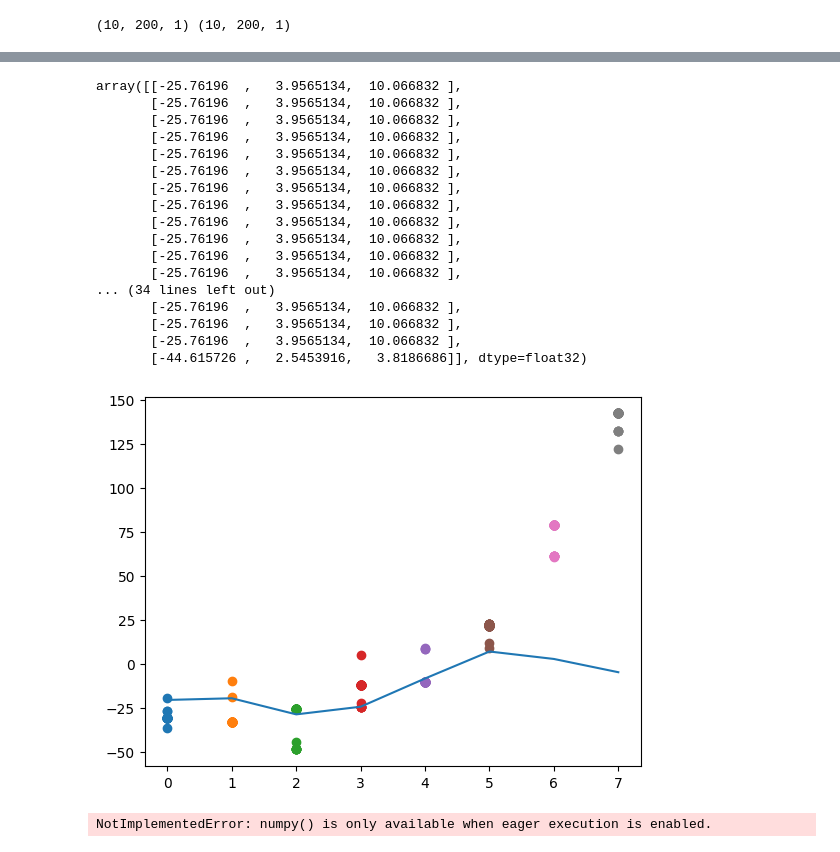
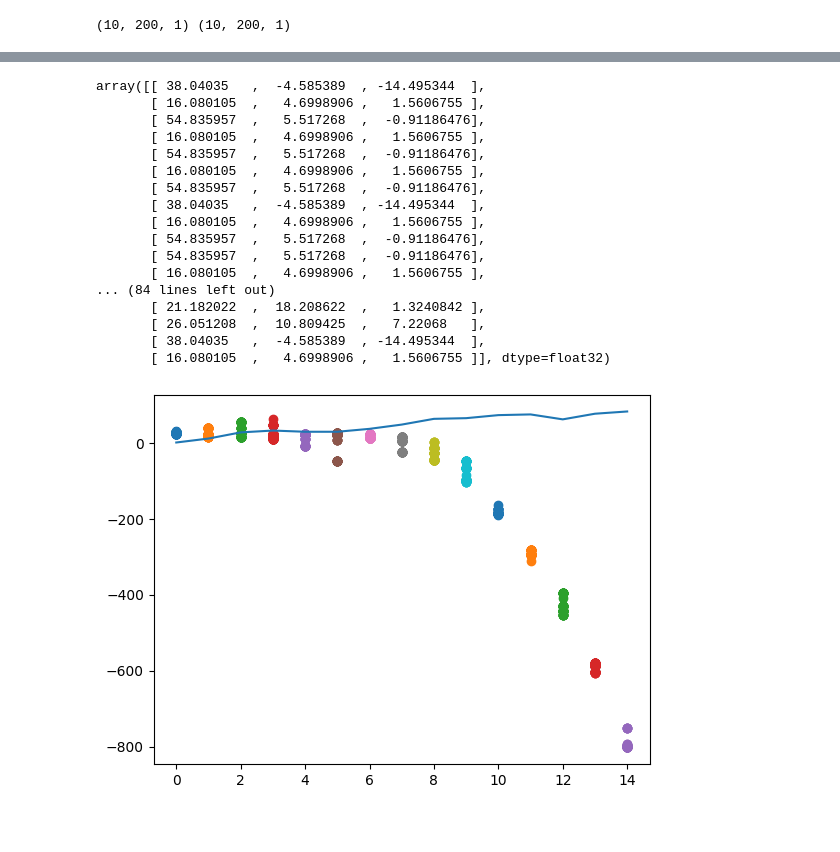
Before and after one commit to michaelsprintson/pfnet, a Jupyter notebook: rnn.ipynb, the cells around one changed output, grey strips where cells are left out. Saved outputs shown, nothing was run; the diff lists cells and outputs as text; code cells hidden in the pictures; blank space fills up the shorter version.

Commit message:
rewrote obs model, training still does not converge

```diff
--- a/rnn.ipynb
+++ b/rnn.ipynb
@@ -64,7 +64,7 @@ params = {"l2scale":4e-6,
         "time_step":1.0,
         "decayrate":0.5,
         "learningrate":0.0001,
-        "num_particles":20,
+        "num_particles":100,
         }
 # %%
 batch_num = 10
@@ -92,6 +92,6 @@ last_window_points = np.array([x_data[i-lag_len:i] if i>=lag_len else np.concate
 # %%
 from cust_rnn import PFNET
 # %%
-batches_to_include = 1
+batches_to_include = 2
 points_to_include = 15
 fl = [X_batches[:batches_to_include,:points_to_include], particle_states_inits[:batches_to_include], particle_weights_inits[:batches_to_include], last_window_points[:batches_to_include,:points_to_include], y_batches[:batches_to_include, :points_to_include]]
@@ -110,6 +106,7 @@ Call initializer instance with the dtype argument instead of passing it to the c
 # %%
+
 init_op = tf.group(tf.compat.v1.global_variables_initializer(), tf.compat.v1.local_variables_initializer())
-iteration = 150
+iteration = 20
 with tf.compat.v1.Session() as sess:
     sess.run(init_op)
     print("done with run init") #11
@@ -159,35 +176,31 @@ array([-82.55777, -82.55777, -82.55777, -82.55777, -82.55777, -82.55777,
 # %%
 test_states
 # %% [output]
-array([[-25.76196  ,   3.9565134,  10.066832 ],
-       [-25.76196  ,   3.9565134,  10.066832 ],
-       [-25.76196  ,   3.9565134,  10.066832 ],
-       [-25.76196  ,   3.9565134,  10.066832 ],
-       [-25.76196  ,   3.9565134,  10.066832 ],
-       [-25.76196  ,   3.9565134,  10.066832 ],
-       [-25.76196  ,   3.9565134,  10.066832 ],
-       [-25.76196  ,   3.9565134,  10.066832 ],
-       [-25.76196  ,   3.9565134,  10.066832 ],
-       [-25.76196  ,   3.9565134,  10.066832 ],
-       [-25.76196  ,   3.9565134,  10.066832 ],
-       [-25.76196  ,   3.9565134,  10.066832 ],
-... (34 lines left out)
-       [-25.76196  ,   3.9565134,  10.066832 ],
-       [-25.76196  ,   3.9565134,  10.066832 ],
-       [-25.76196  ,   3.9565134,  10.066832 ],
-       [-44.615726 ,   2.5453916,   3.8186686]], dtype=float32)
+array([[ 38.04035   ,  -4.585389  , -14.495344  ],
+       [ 16.080105  ,   4.6998906 ,   1.5606755 ],
+       [ 54.835957  ,   5.517268  ,  -0.91186476],
+       [ 16.080105  ,   4.6998906 ,   1.5606755 ],
+       [ 54.835957  ,   5.517268  ,  -0.91186476],
+       [ 16.080105  ,   4.6998906 ,   1.5606755 ],
+       [ 54.835957  ,   5.517268  ,  -0.91186476],
+       [ 38.04035   ,  -4.585389  , -14.495344  ],
+       [ 16.080105  ,   4.6998906 ,   1.5606755 ],
+       [ 54.835957  ,   5.517268  ,  -0.91186476],
+       [ 54.835957  ,   5.517268  ,  -0.91186476],
+       [ 16.080105  ,   4.6998906 ,   1.5606755 ],
+... (84 lines left out)
+       [ 21.182022  ,  18.208622  ,   1.3240842 ],
+       [ 26.051208  ,  10.809425  ,   7.22068   ],
+       [ 38.04035   ,  -4.585389  , -14.495344  ],
+       [ 16.080105  ,   4.6998906 ,   1.5606755 ]], dtype=float32)
 # %%
 # test weights loved state sample 5, with value -8.568, velocity -14, acc -24
 # i assume this sent all the weights into a massive downwards spiral
 # %%
-points_to_plot = 8
+points_to_plot = points_to_include
 states_over_time = o[0][0][:,:,0]
 plt.plot(X_batches[0][:points_to_plot])
 for idx, s in enumerate(states_over_time[:points_to_plot]):
     plt.scatter([idx] * len(s), s)
 # %% [output]
-[figure, old version]
+[figure, new version]
-# %%
-train_brain.hidden_states[0].numpy()
-# %% [output]
-NotImplementedError: numpy() is only available when eager execution is enabled.
```
Also changed, not shown: parts of 18 cells of this notebook, 1 other file.
